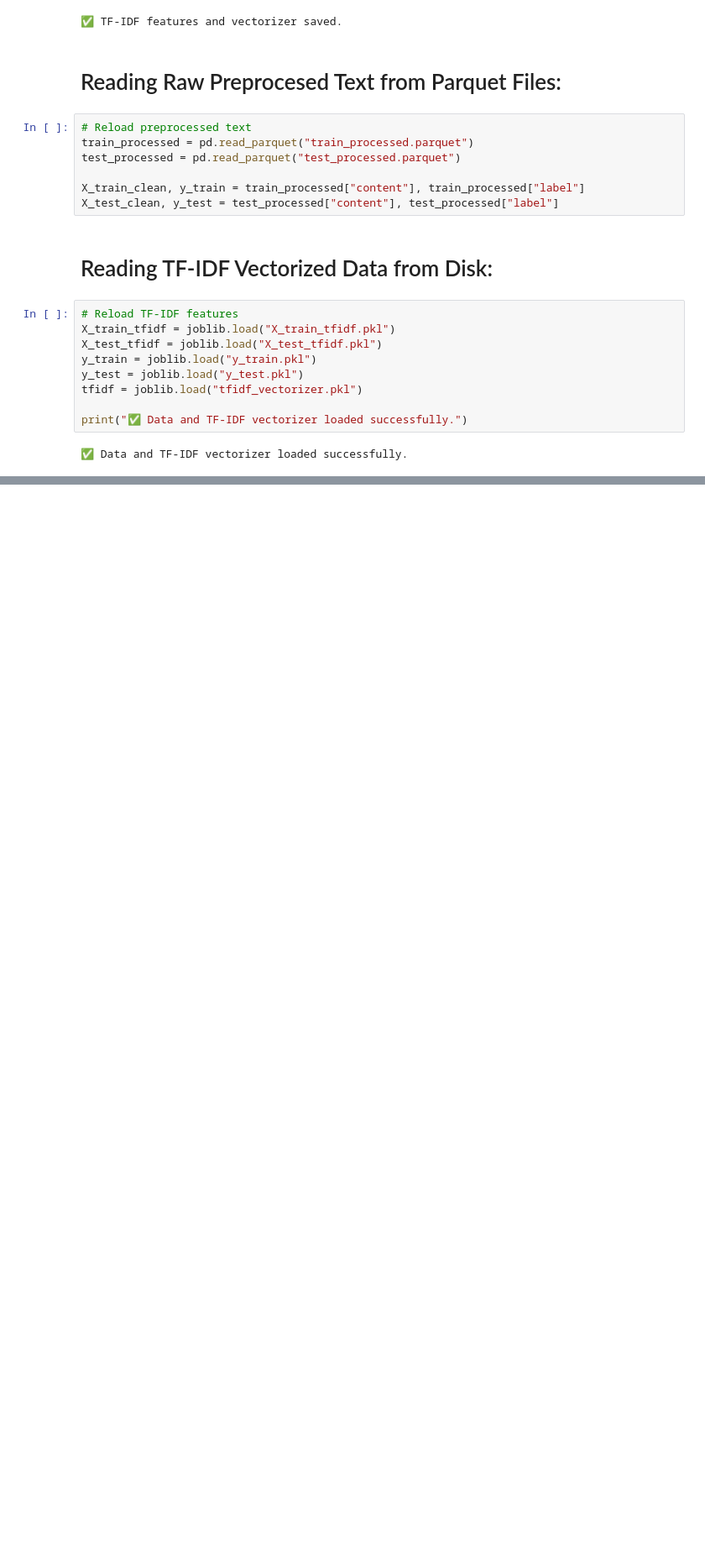
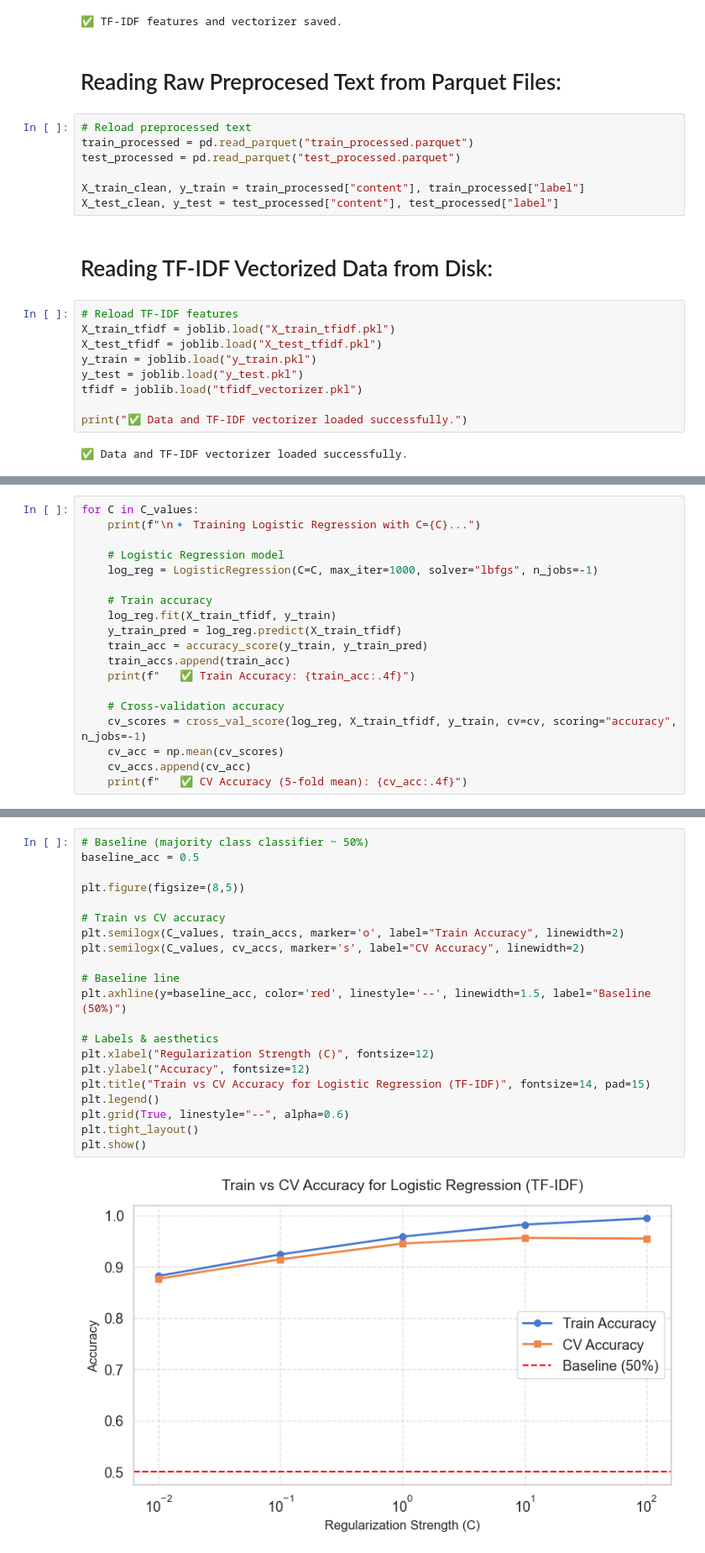
Before and after one commit to MalikHashirShakeel/Fake-News-Detection, a Jupyter notebook: Model.ipynb, the cells around one changed output, grey strips where cells are left out. Shown at 84% size. Cells and saved outputs as stored; diff of their text form; blank space fills up the shorter version.

Commit message:
Trained Logistic Regression Model

```diff
--- a/Model.ipynb
+++ b/Model.ipynb
@@ -342,0 +354,19 @@ print("✅ Data and TF-IDF vectorizer loaded successfully.")
+# %%
+for C in C_values:
+    print(f"\n🔹 Training Logistic Regression with C={C}...")
+
+    # Logistic Regression model
+    log_reg = LogisticRegression(C=C, max_iter=1000, solver="lbfgs", n_jobs=-1)
+
+    # Train accuracy
+    log_reg.fit(X_train_tfidf, y_train)
+    y_train_pred = log_reg.predict(X_train_tfidf)
+    train_acc = accuracy_score(y_train, y_train_pred)
+    train_accs.append(train_acc)
+    print(f"   ✅ Train Accuracy: {train_acc:.4f}")
+
+    # Cross-validation accuracy
+    cv_scores = cross_val_score(log_reg, X_train_tfidf, y_train, cv=cv, scoring="accuracy", n_jobs=-1)
+    cv_acc = np.mean(cv_scores)
+    cv_accs.append(cv_acc)
+    print(f"   ✅ CV Accuracy (5-fold mean): {cv_acc:.4f}")
@@ -342,0 +393,23 @@ print("✅ Data and TF-IDF vectorizer loaded successfully.")
+# %%
+# Baseline (majority class classifier ~ 50%)
+baseline_acc = 0.5
+
+plt.figure(figsize=(8,5))
+
+# Train vs CV accuracy
+plt.semilogx(C_values, train_accs, marker='o', label="Train Accuracy", linewidth=2)
+plt.semilogx(C_values, cv_accs, marker='s', label="CV Accuracy", linewidth=2)
+
+# Baseline line
+plt.axhline(y=baseline_acc, color='red', linestyle='--', linewidth=1.5, label="Baseline (50%)")
+
+# Labels & aesthetics
+plt.xlabel("Regularization Strength (C)", fontsize=12)
+plt.ylabel("Accuracy", fontsize=12)
+plt.title("Train vs CV Accuracy for Logistic Regression (TF-IDF)", fontsize=14, pad=15)
+plt.legend()
+plt.grid(True, linestyle="--", alpha=0.6)
+plt.tight_layout()
+plt.show()
+# %% [output]
+[figure, added]
```
Also changed, not shown: parts of 23 cells of this notebook.
